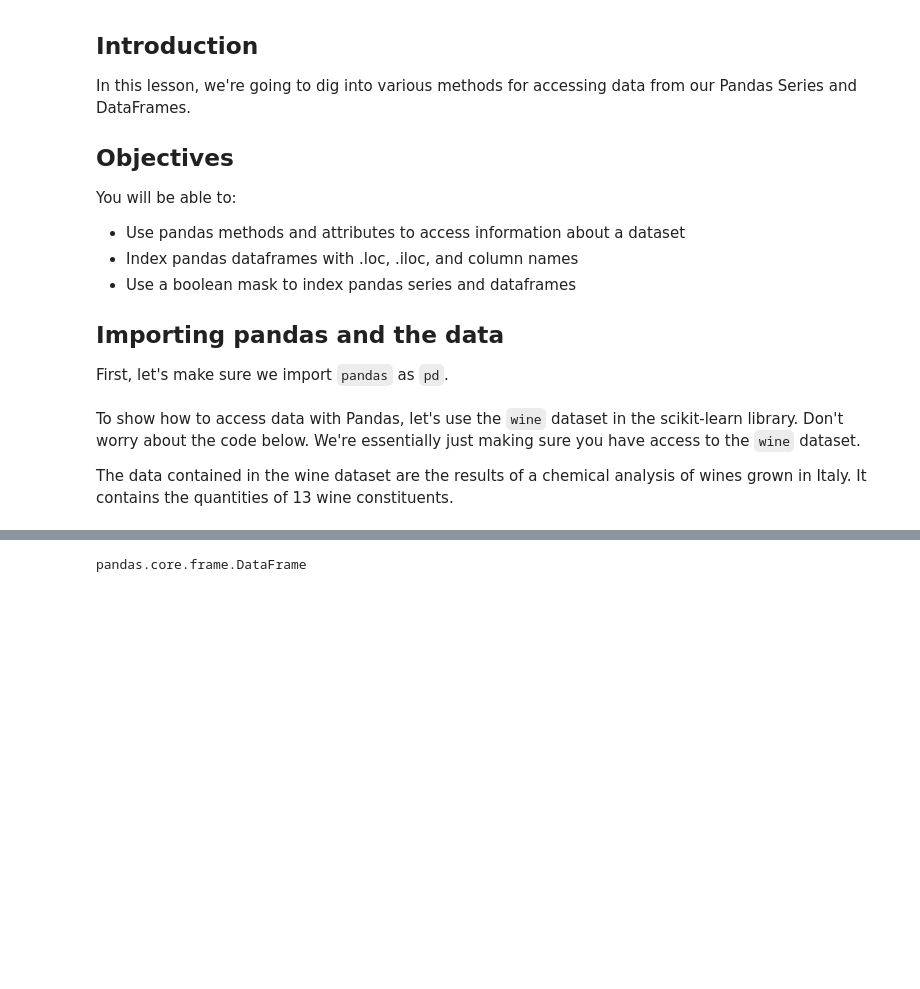
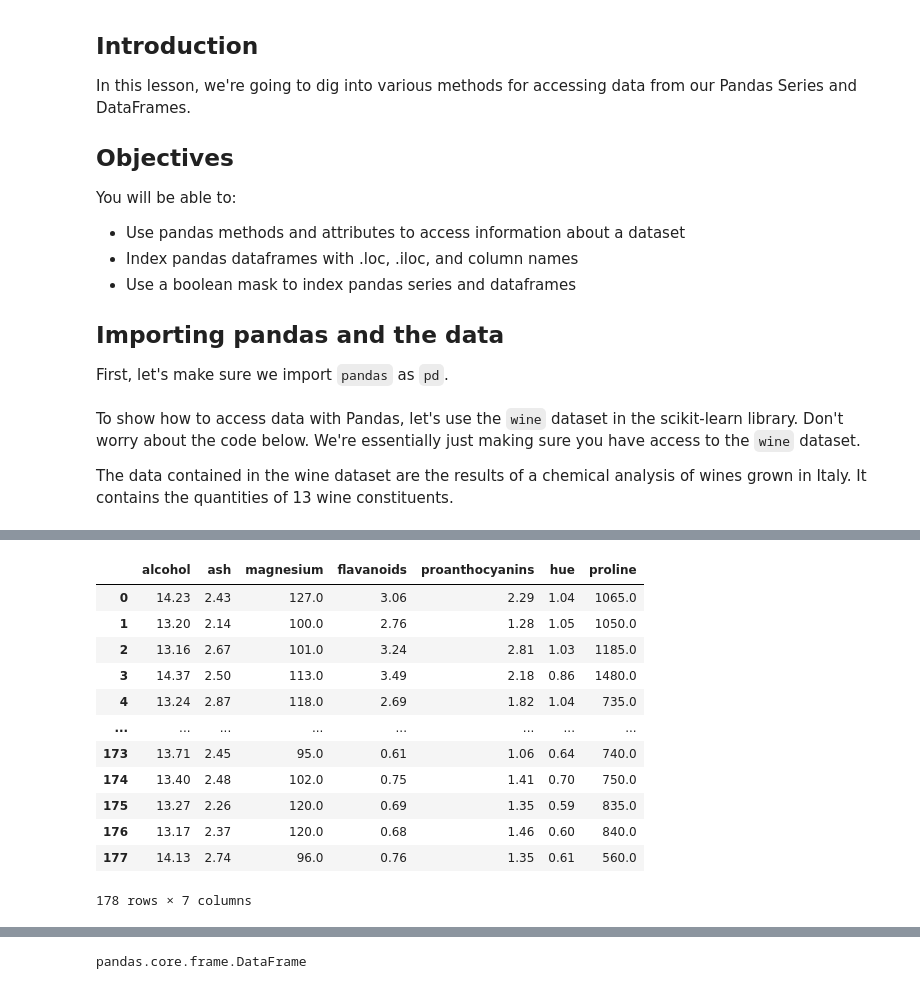
Before and after one commit to carol-maina/dsc-accessing-data-with-pandas, a Jupyter notebook: index.ipynb, the cells around one changed output, grey strips where cells are left out. Saved outputs shown, nothing was run; the diff lists cells and outputs as text; code cells hidden in the pictures; blank space fills up the shorter version.

```diff
--- a/index.ipynb
+++ b/index.ipynb
@@ -35,0 +388,16 @@ len(df)
+# %%
+df.iloc[:, ::2]
+# %% [output]
+|  | alcohol | ash | magnesium | flavanoids | proanthocyanins | hue | proline |
+| 0 | 14.23 | 2.43 | 127.0 | 3.06 | 2.29 | 1.04 | 1065.0 |
+| 1 | 13.20 | 2.14 | 100.0 | 2.76 | 1.28 | 1.05 | 1050.0 |
+| 2 | 13.16 | 2.67 | 101.0 | 3.24 | 2.81 | 1.03 | 1185.0 |
+| 3 | 14.37 | 2.50 | 113.0 | 3.49 | 2.18 | 0.86 | 1480.0 |
+| 4 | 13.24 | 2.87 | 118.0 | 2.69 | 1.82 | 1.04 | 735.0 |
+| ... | ... | ... | ... | ... | ... | ... | ... |
+| 173 | 13.71 | 2.45 | 95.0 | 0.61 | 1.06 | 0.64 | 740.0 |
+| 174 | 13.40 | 2.48 | 102.0 | 0.75 | 1.41 | 0.70 | 750.0 |
+| 175 | 13.27 | 2.26 | 120.0 | 0.69 | 1.35 | 0.59 | 835.0 |
+| 176 | 13.17 | 2.37 | 120.0 | 0.68 | 1.46 | 0.60 | 840.0 |
+| 177 | 14.13 | 2.74 | 96.0 | 0.76 | 1.35 | 0.61 | 560.0 |
+178 rows × 7 columns
```
Also changed, not shown: parts of 36 cells of this notebook.
